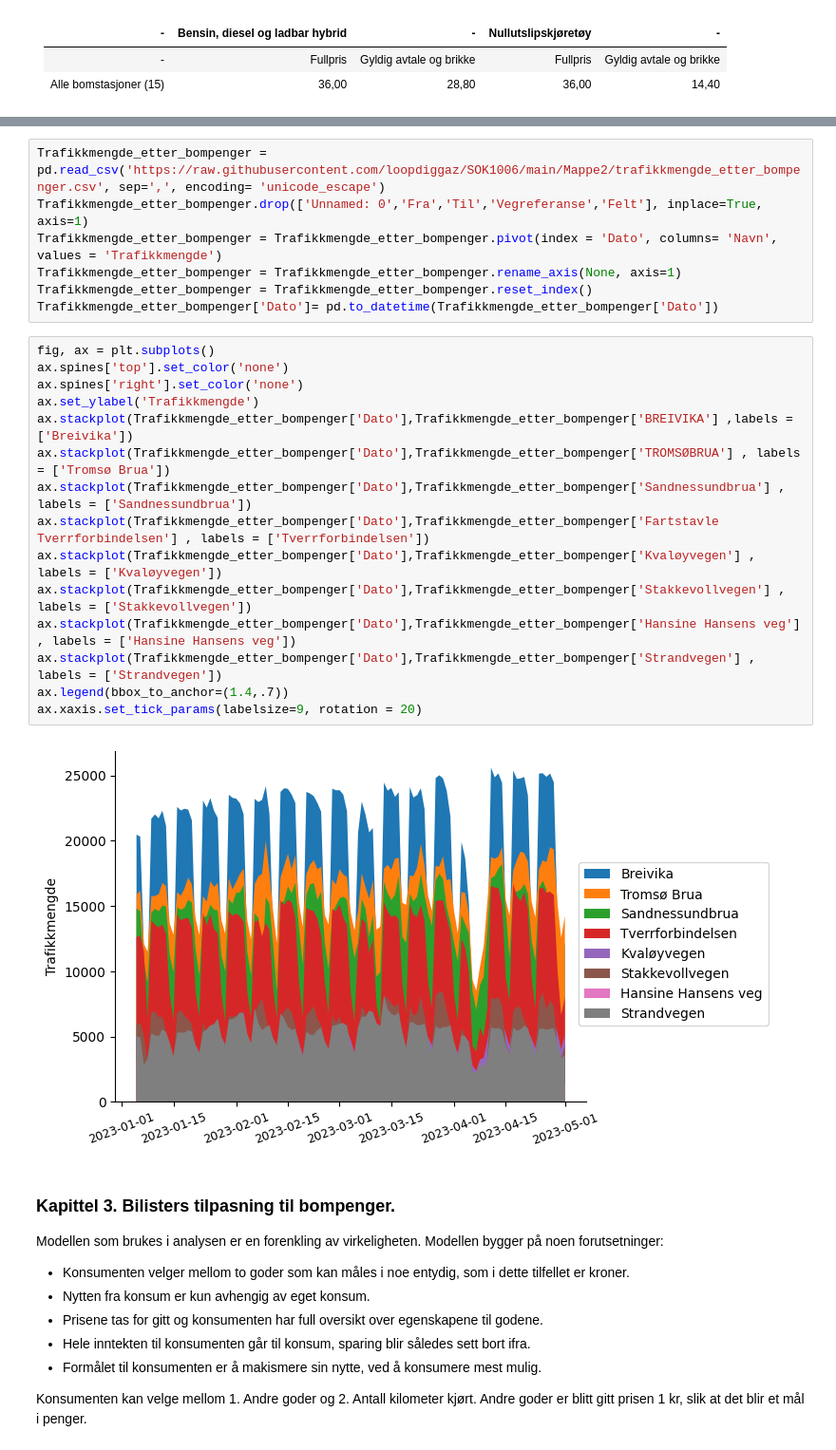
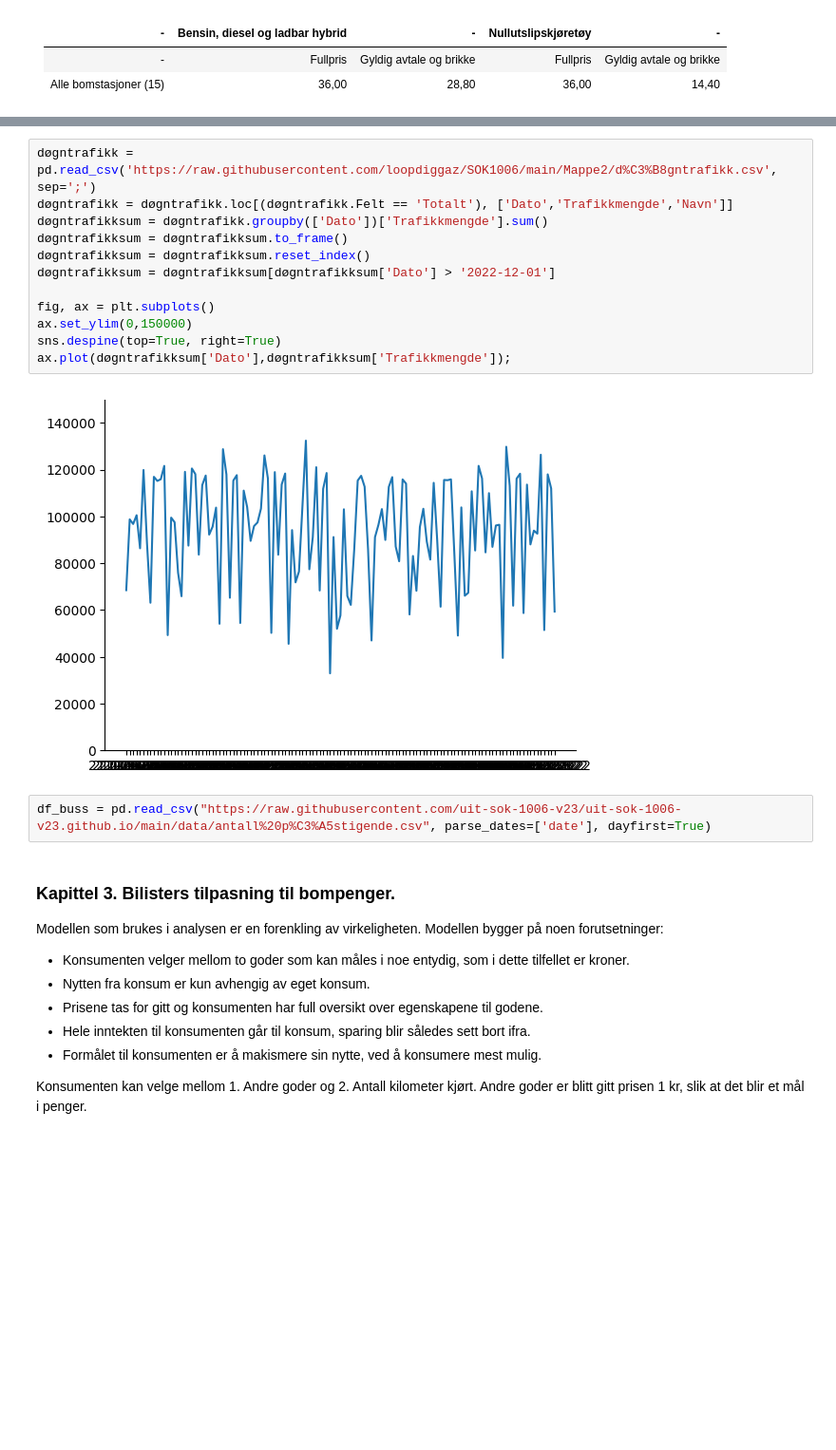
Before and after one commit to loopdiggaz/SOK-1006, a Jupyter notebook: Mappe2/mappeoppgave2_61.ipynb, the cells around one changed output, grey strips where cells are left out. Shown at 95% size. Cells and saved outputs as stored; diff of their text form; blank space fills up the shorter version.

```diff
--- a/Mappe2/mappeoppgave2_61.ipynb
+++ b/Mappe2/mappeoppgave2_61.ipynb
@@ -51,27 +84,19 @@ Rushtidsavgift 06:30-09:00 og 15:00-17:00
 # %%
-Trafikkmengde_etter_bompenger = pd.read_csv('https://raw.githubusercontent.com/loopdiggaz/SOK1006/main/Mappe2/trafikkmengde_etter_bompenger.csv', sep=',', encoding= 'unicode_escape')
-Trafikkmengde_etter_bompenger.drop(['Unnamed: 0','Fra','Til','Vegreferanse','Felt'], inplace=True, axis=1)
-Trafikkmengde_etter_bompenger = Trafikkmengde_etter_bompenger.pivot(index = 'Dato', columns= 'Navn', values = 'Trafikkmengde')
-Trafikkmengde_etter_bompenger = Trafikkmengde_etter_bompenger.rename_axis(None, axis=1)
-Trafikkmengde_etter_bompenger = Trafikkmengde_etter_bompenger.reset_index()
-Trafikkmengde_etter_bompenger['Dato']= pd.to_datetime(Trafikkmengde_etter_bompenger['Dato'])
+døgntrafikk = pd.read_csv('https://raw.githubusercontent.com/loopdiggaz/SOK1006/main/Mappe2/d%C3%B8gntrafikk.csv', sep=';')
+døgntrafikk = døgntrafikk.loc[(døgntrafikk.Felt == 'Totalt'), ['Dato','Trafikkmengde','Navn']]
+døgntrafikksum = døgntrafikk.groupby(['Dato'])['Trafikkmengde'].sum()
+døgntrafikksum = døgntrafikksum.to_frame()
+døgntrafikksum = døgntrafikksum.reset_index()
+døgntrafikksum = døgntrafikksum[døgntrafikksum['Dato'] > '2022-12-01']
+
+fig, ax = plt.subplots()
+ax.set_ylim(0,150000)
+sns.despine(top=True, right=True)
+ax.plot(døgntrafikksum['Dato'],døgntrafikksum['Trafikkmengde']);
+# %% [output]
+[figure, added]
-# %%
-fig, ax = plt.subplots()
-ax.spines['top'].set_color('none')
-ax.spines['right'].set_color('none')
-ax.set_ylabel('Trafikkmengde')
-ax.stackplot(Trafikkmengde_etter_bompenger['Dato'],Trafikkmengde_etter_bompenger['BREIVIKA'] ,labels = ['Breivika'])
-ax.stackplot(Trafikkmengde_etter_bompenger['Dato'],Trafikkmengde_etter_bompenger['TROMSØBRUA'] , labels = ['Tromsø Brua'])
-ax.stackplot(Trafikkmengde_etter_bompenger['Dato'],Trafikkmengde_etter_bompenger['Sandnessundbrua'] , labels = ['Sandnessundbrua'])
-ax.stackplot(Trafikkmengde_etter_bompenger['Dato'],Trafikkmengde_etter_bompenger['Fartstavle Tverrforbindelsen'] , labels = ['Tverrforbindelsen'])
-ax.stackplot(Trafikkmengde_etter_bompenger['Dato'],Trafikkmengde_etter_bompenger['Kvaløyvegen'] , labels = ['Kvaløyvegen'])
-ax.stackplot(Trafikkmengde_etter_bompenger['Dato'],Trafikkmengde_etter_bompenger['Stakkevollvegen'] , labels = ['Stakkevollvegen'])
-ax.stackplot(Trafikkmengde_etter_bompenger['Dato'],Trafikkmengde_etter_bompenger['Hansine Hansens veg'] , labels = ['Hansine Hansens veg'])
-ax.stackplot(Trafikkmengde_etter_bompenger['Dato'],Trafikkmengde_etter_bompenger['Strandvegen'] , labels = ['Strandvegen'])
-ax.legend(bbox_to_anchor=(1.4,.7))
-ax.xaxis.set_tick_params(labelsize=9, rotation = 20)
-# %% [output]
-[figure, removed]
+# %%
+df_buss = pd.read_csv("https://raw.githubusercontent.com/uit-sok-1006-v23/uit-sok-1006-v23.github.io/main/data/antall%20p%C3%A5stigende.csv", parse_dates=['date'], dayfirst=True)
 # %% [markdown]
 ### Kapittel 3. Bilisters tilpasning til bompenger.
 
```
Also changed, not shown: parts of 12 cells of this notebook.
